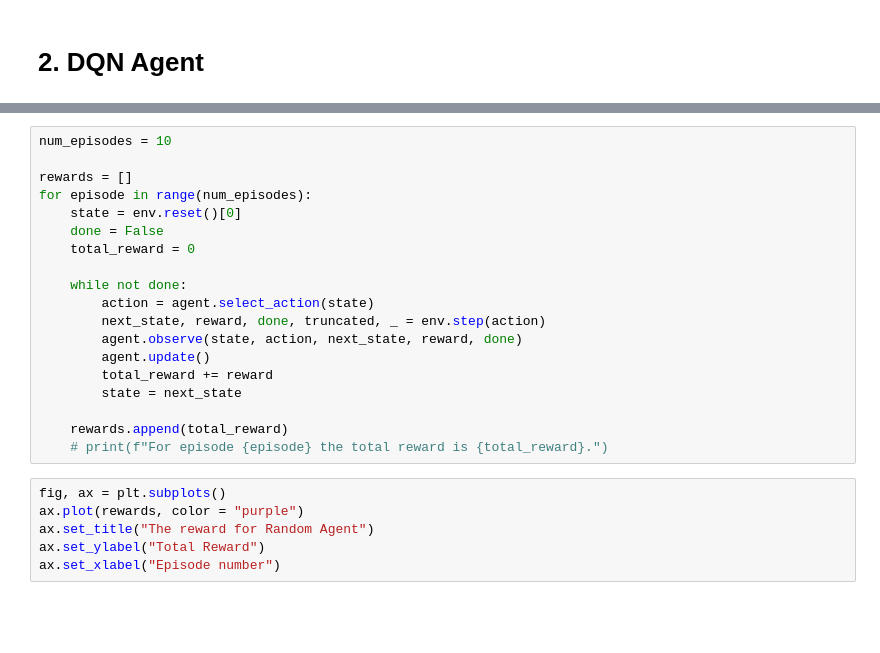
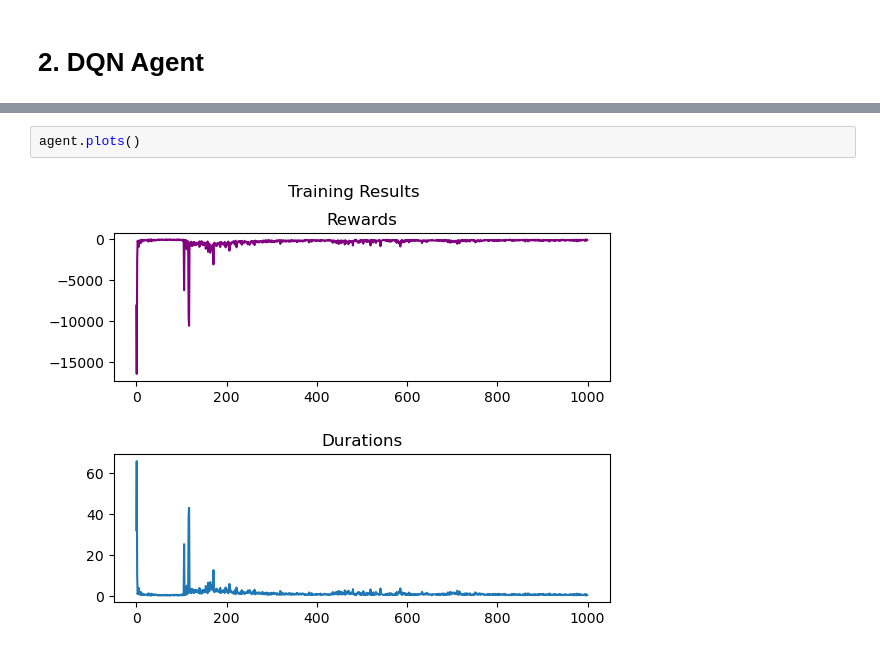
Before and after one commit to silviiaromanato/MountainCartRL, a Jupyter notebook: MountainCart_notebook.ipynb, the cells around one changed output, grey strips where cells are left out. Cells and saved outputs as stored; diff of their text form; blank space fills up the shorter version.

```diff
--- a/MountainCart_notebook.ipynb
+++ b/MountainCart_notebook.ipynb
@@ -91,25 +96,4 @@ agent = DQNAgent(env, state_size, action_size)
-# %%
-num_episodes = 10
-
-rewards = []
-for episode in range(num_episodes):
-    state = env.reset()[0]
-    done = False
-    total_reward = 0
-
-    while not done:
-        action = agent.select_action(state)
-        next_state, reward, done, truncated, _ = env.step(action)
-        agent.observe(state, action, next_state, reward, done)
-        agent.update()
-        total_reward += reward
-        state = next_state
-
-    rewards.append(total_reward)
-    # print(f"For episode {episode} the total reward is {total_reward}.")
-# %%
-fig, ax = plt.subplots()
-ax.plot(rewards, color = "purple")
-ax.set_title("The reward for Random Agent")
-ax.set_ylabel("Total Reward")
-ax.set_xlabel("Episode number")
+# %%
+agent.plots()
+# %% [output]
+[figure, added]
```
Also changed, not shown: parts of 7 cells of this notebook, 1 other file.
